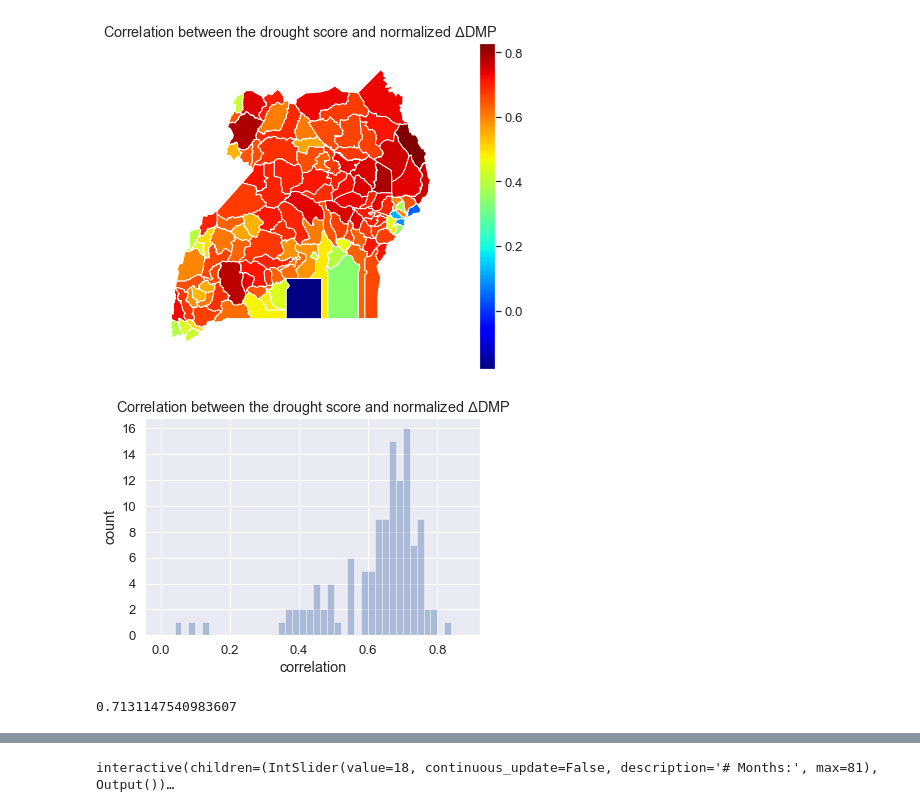
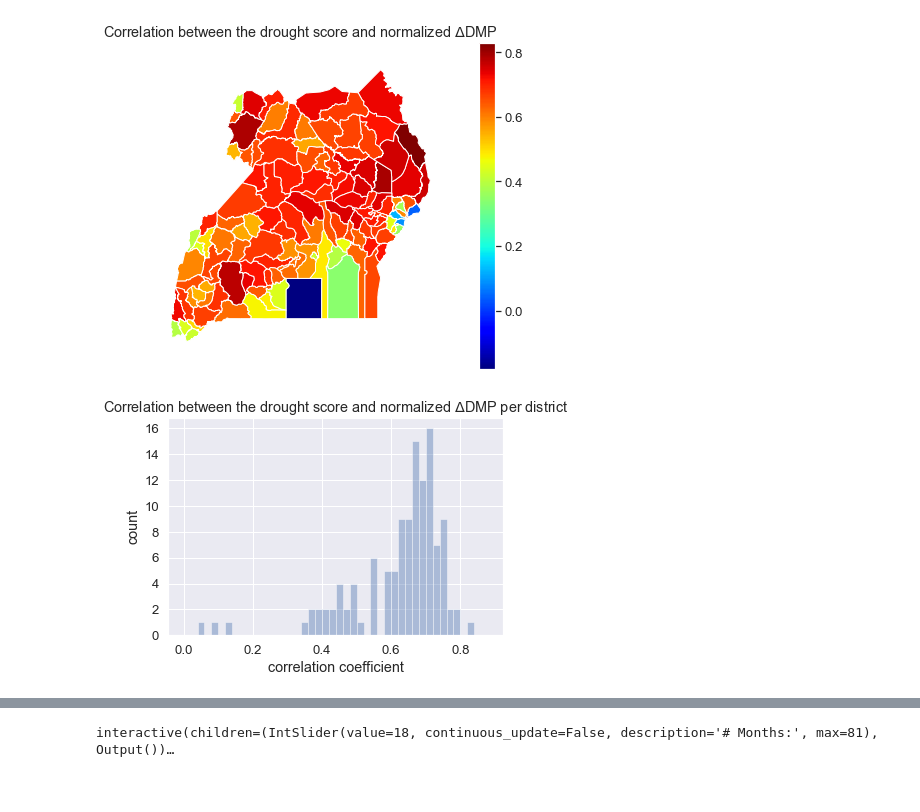
Before and after one commit to rodekruis/IBF-system, a Jupyter notebook: trigger-model-development/drought/skill-assessment/Model Event Data/Uganda_logit_model.ipynb, the cells around one changed output, grey strips where cells are left out. Cells and saved outputs as stored; diff of their text form; code cells hidden in the pictures.

```diff
--- a/trigger-model-development/drought/skill-assessment/Model Event Data/Uganda_logit_model.ipynb
+++ b/trigger-model-development/drought/skill-assessment/Model Event Data/Uganda_logit_model.ipynb
@@ -714,13 +726,9 @@ corr_data = ibf.plot_score_DMP_correlation(monitor_data, cmap='jet')
 # %%
 sns.distplot(corr_data['Correlation'],bins=np.arange(0,0.9,0.02),kde=False)
 plt.yticks(range(0,18,2));
-plt.xlabel('correlation')
+plt.xlabel('correlation coefficient')
 plt.ylabel('count')
-plt.title(r'Correlation between the drought score and normalized $\Delta$DMP');
+plt.title(r'Correlation between the drought score and normalized $\Delta$DMP per district');
 # %% [output]
-[figure, old version]
+[figure, new version]
-# %%
-(corr_data['Correlation']>=0.6).sum()/len(corr_data['Correlation'])
-# %% [output]
-0.7131147540983607
 # %% [markdown]
```
Also changed, not shown: parts of 14 cells of this notebook, 54 other files.
